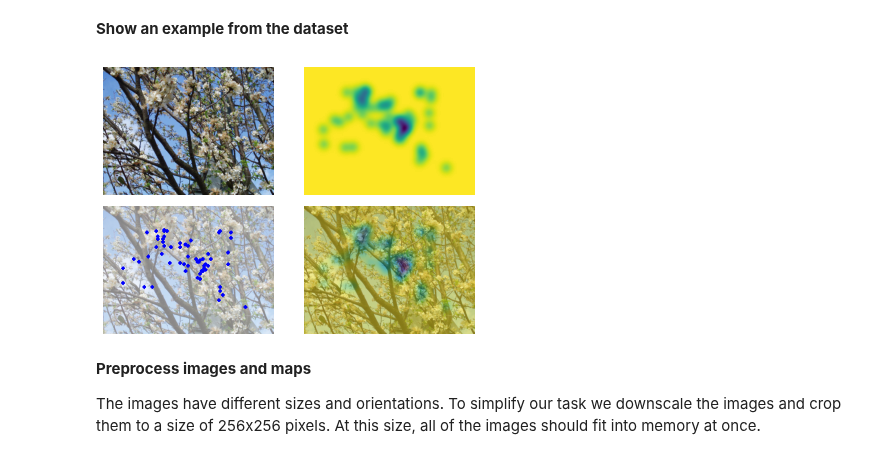
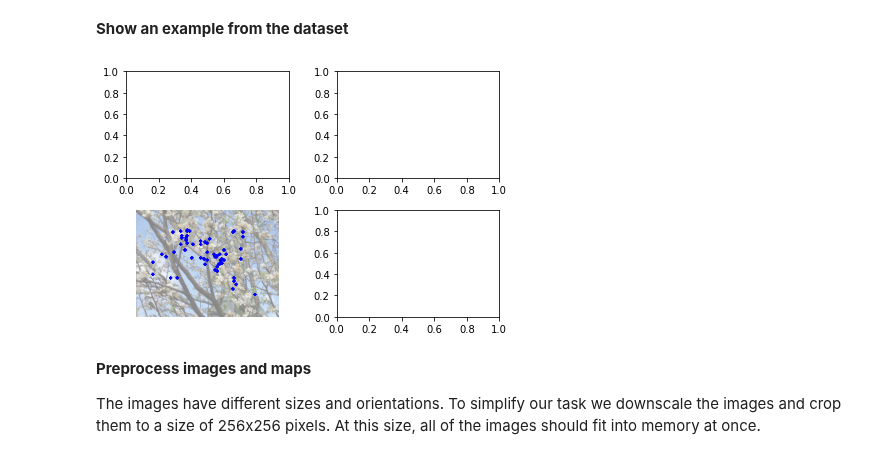
Before and after one commit to adjr2/deep_learning, a Jupyter notebook: Ex4_2022.ipynb, the cells around one changed output. Saved outputs shown, nothing was run; the diff lists cells and outputs as text; code cells hidden in the pictures.

```diff
--- a/Ex4_2022.ipynb
+++ b/Ex4_2022.ipynb
@@ -121,18 +130,18 @@ fixations = np.where(binary_map)
 # %%
 fig, ((ax1, ax2), (ax3, ax4)) = plt.subplots(2, 2)
-ax1.axis("off")
-ax1.imshow(image)
-ax2.axis("off")
-ax2.imshow(blurred_map, cmap="viridis_r")
+# ax1.axis("off")
+# ax1.imshow(image)
+# ax2.axis("off")
+# ax2.imshow(blurred_map, cmap="viridis_r")
 ax3.axis("off")
 ax3.imshow(image, alpha=0.5)
 ax3.scatter(fixations[1], fixations[0], s=1, marker=".", c="b")
-ax4.axis("off")
-ax4.imshow(image)
-ax4.imshow(blurred_map, alpha=0.5, cmap="viridis_r")
+# ax4.axis("off")
+# ax4.imshow(image)
+# ax4.imshow(blurred_map, alpha=0.5, cmap="viridis_r")
 fig.tight_layout()
 # %% [output]
-[figure, old version]
+[figure, new version]
 # %% [markdown]
 **Preprocess images and maps**
 
```
Also changed, not shown: parts of 8 cells of this notebook.
